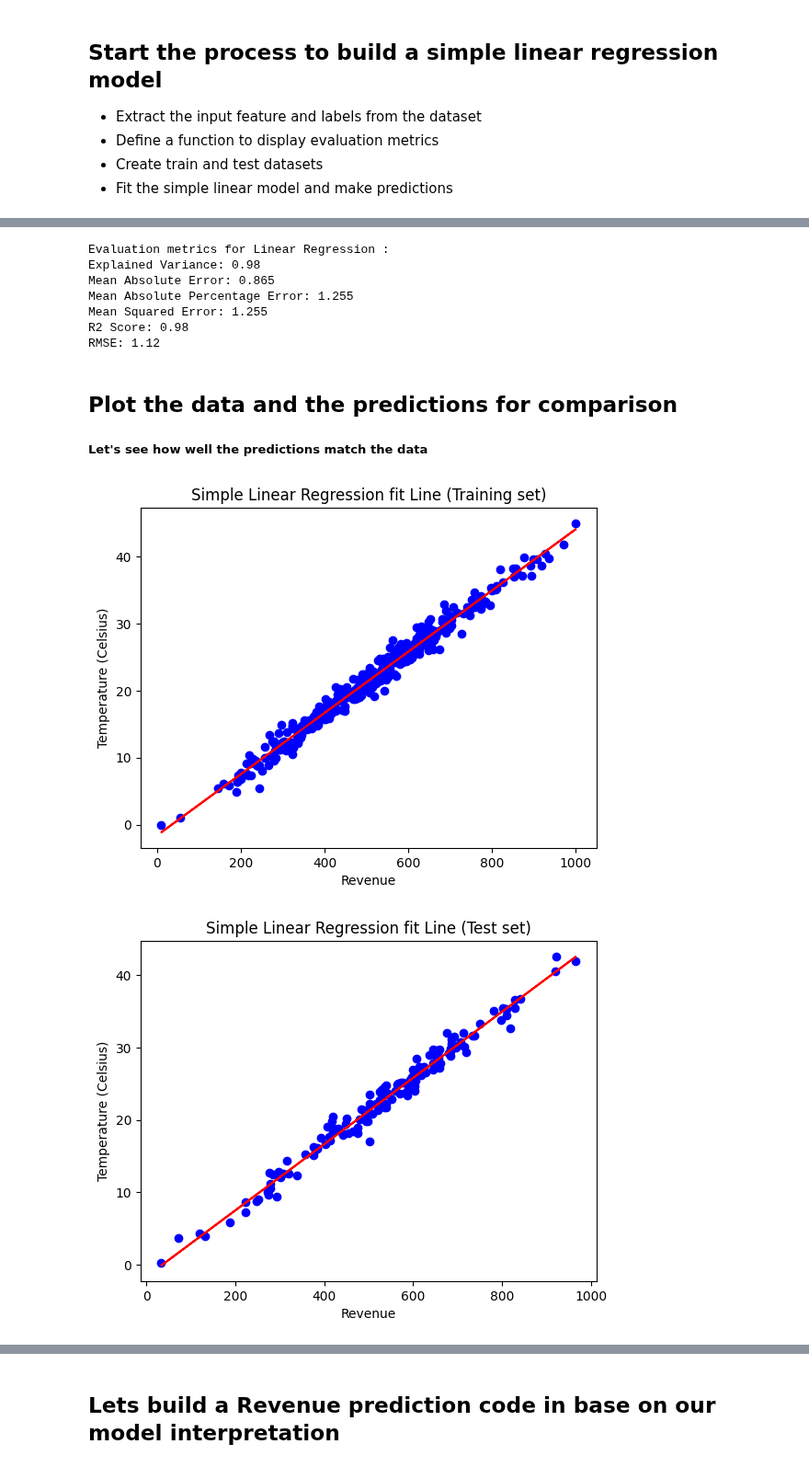
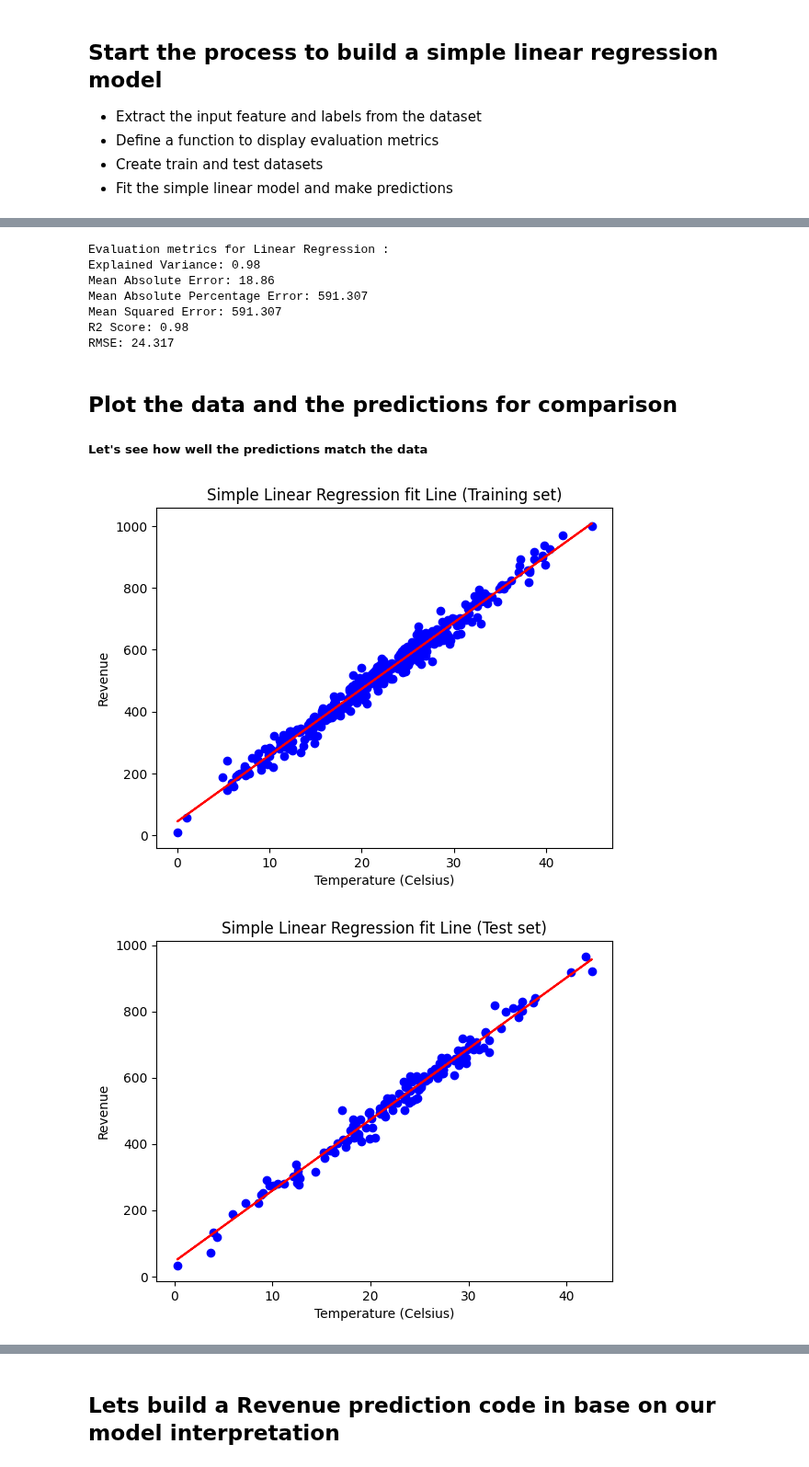
Before and after one commit to gps-stellar/Simple-Regression-Models, a Jupyter notebook: Simple_Linear_Regression.ipynb, the cells around one changed output, grey strips where cells are left out. Shown at 92% size. Drawn from its saved outputs; the diff is of its cells as text; code cells hidden in the pictures.

```diff
--- a/Simple_Linear_Regression.ipynb
+++ b/Simple_Linear_Regression.ipynb
@@ -111,11 +111,11 @@ plt.show()
 
 ##### Now we are going to display some scatter plots of these features to se how linear their relationship is.
 # %%
-X = df["Revenue"]
-y = df["Temperature"]
+X = df["Temperature"]
+y = df["Revenue"]
 plt.scatter(X,y, color="blue")
-plt.title("Revenue vs Temperature")
-plt.xlabel("Revenue")
-plt.ylabel("Temperature (Celsius)")
+plt.title("Temperature vs Revenue")
+plt.ylabel("Revenue")
+plt.xlabel("Temperature (Celsius)")
 plt.show()
 # %% [output]
@@ -171,11 +171,11 @@ regression_results(y_test, y_pred_linear, "Linear Regression")
 # %% [output]
 Evaluation metrics for Linear Regression :
 Explained Variance: 0.98
-Mean Absolute Error: 0.865
-Mean Absolute Percentage Error: 1.255
-Mean Squared Error: 1.255
+Mean Absolute Error: 18.86
+Mean Absolute Percentage Error: 591.307
+Mean Squared Error: 591.307
 R2 Score: 0.98
-RMSE: 1.12
+RMSE: 24.317
 # %% [markdown]
 ## Plot the data and the predictions for comparison
 ##### Let's see how well the predictions match the data
@@ -183,20 +183,20 @@ RMSE: 1.12
 plt.scatter(X_train,y_train, color="blue")
 plt.plot(X_train, lin_regr.coef_ * X_train + lin_regr.intercept_, color="red")
 plt.title("Simple Linear Regression fit Line (Training set)")
-plt.xlabel("Revenue")
-plt.ylabel("Temperature (Celsius)")
+plt.ylabel("Revenue")
+plt.xlabel("Temperature (Celsius)")
 plt.show()
 # %% [output]
-[figure, old version]
+[figure, new version]
 # %%
 plt.scatter(X_test,y_test, color="blue")
 plt.plot(X_test, lin_regr.coef_ * X_test + lin_regr.intercept_, color="red")
 plt.title("Simple Linear Regression fit Line (Test set)")
-plt.xlabel("Revenue")
-plt.ylabel("Temperature (Celsius)")
+plt.ylabel("Revenue")
+plt.xlabel("Temperature (Celsius)")
 plt.show()
 # %% [output]
-[figure, old version]
+[figure, new version]
 # %% [markdown]
 ## Model Interpretation
 
```
Also changed, not shown: parts of 4 cells of this notebook.
